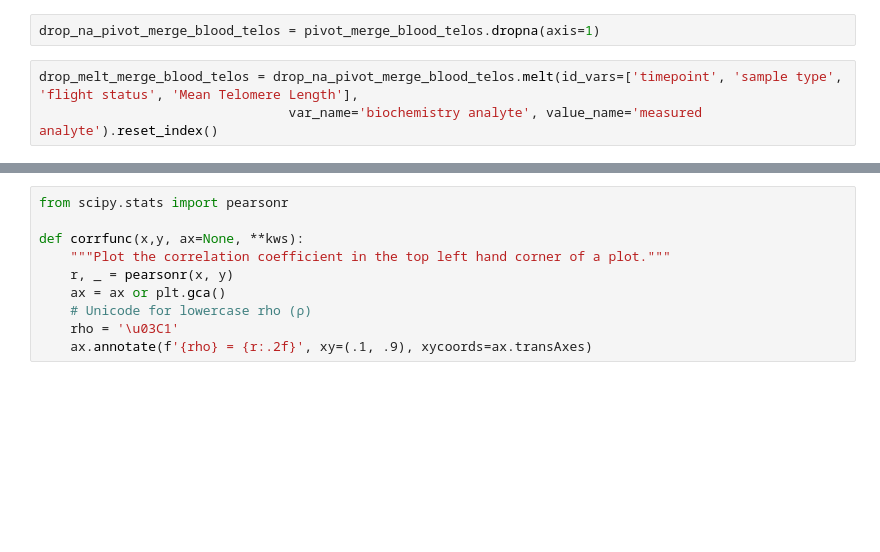
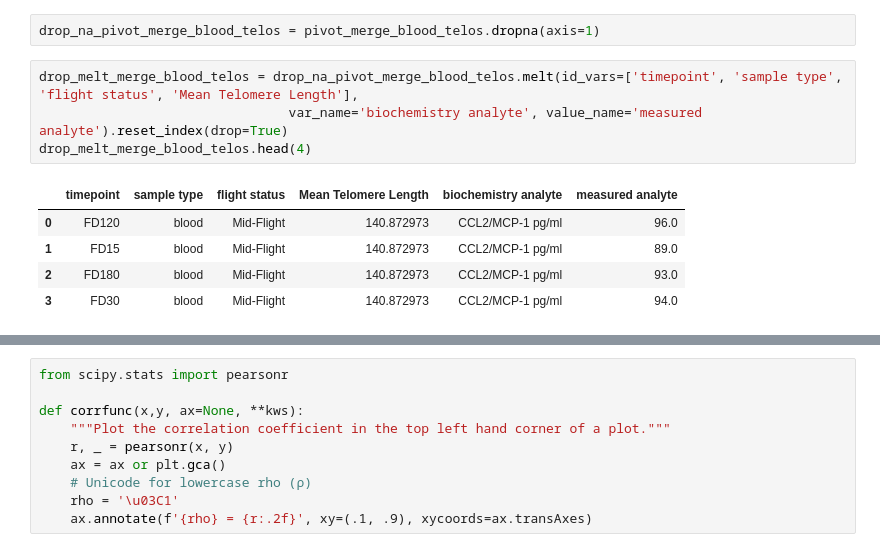
Before and after one commit to Jared-Luxton/NASA-astronauts-telomeres-chromosomes, a Jupyter notebook: NASA_telomeres/03a NASA Astros Telo Data Visualization and Stats.ipynb, the cells around one changed output, grey strips where cells are left out. Saved outputs shown, nothing was run; the diff lists cells and outputs as text; blank space fills up the shorter version.

```diff
--- a/NASA_telomeres/03a NASA Astros Telo Data Visualization and Stats.ipynb
+++ b/NASA_telomeres/03a NASA Astros Telo Data Visualization and Stats.ipynb
@@ -569,4 +569,11 @@ pivot_merge_blood_telos.head(4)
 drop_na_pivot_merge_blood_telos = pivot_merge_blood_telos.dropna(axis=1)
 # %%
 drop_melt_merge_blood_telos = drop_na_pivot_merge_blood_telos.melt(id_vars=['timepoint', 'sample type', 'flight status', 'Mean Telomere Length'],
-                                var_name='biochemistry analyte', value_name='measured analyte').reset_index()
+                                var_name='biochemistry analyte', value_name='measured analyte').reset_index(drop=True)
+drop_melt_merge_blood_telos.head(4)
+# %% [output]
+|  | timepoint | sample type | flight status | Mean Telomere Length | biochemistry analyte | measured analyte |
+| 0 | FD120 | blood | Mid-Flight | 140.872973 | CCL2/MCP-1 pg/ml | 96.0 |
+| 1 | FD15 | blood | Mid-Flight | 140.872973 | CCL2/MCP-1 pg/ml | 89.0 |
+| 2 | FD180 | blood | Mid-Flight | 140.872973 | CCL2/MCP-1 pg/ml | 93.0 |
+| 3 | FD30 | blood | Mid-Flight | 140.872973 | CCL2/MCP-1 pg/ml | 94.0 |
```
Also changed, not shown: parts of 4 cells of this notebook.
